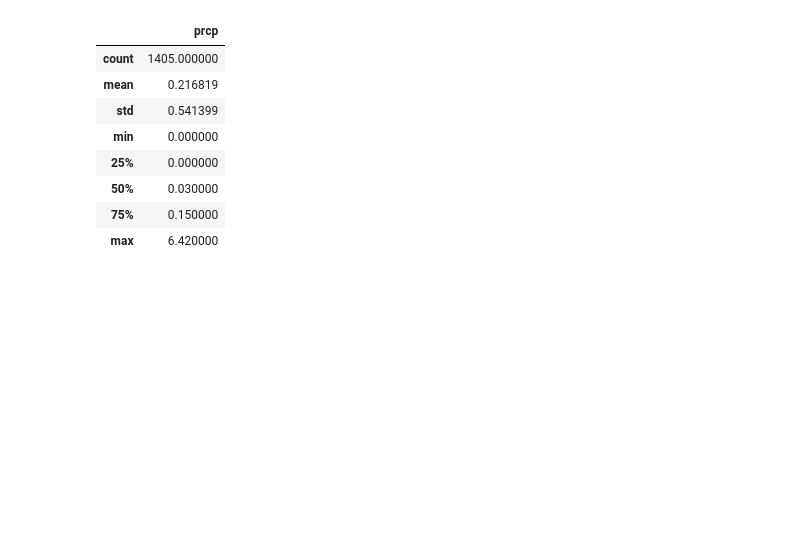
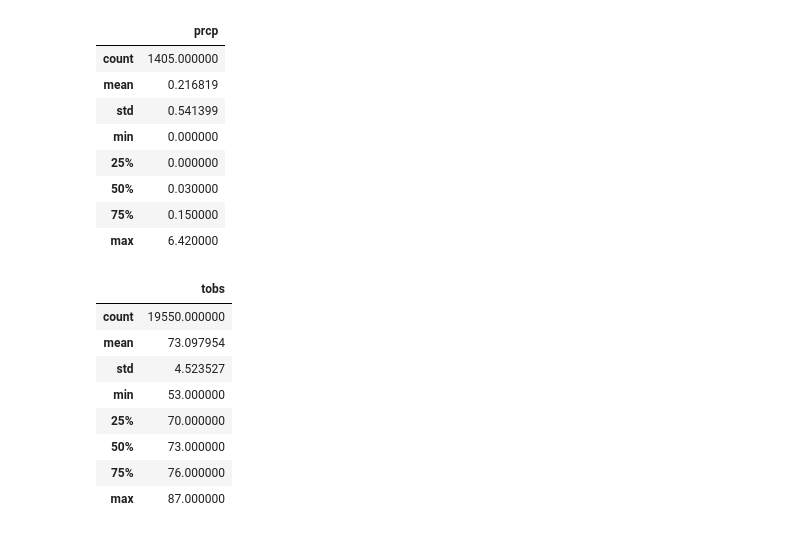
Before and after one commit to tfoster-ut/surfs_up, a Jupyter notebook: SurfsUp_Challenge.ipynb, the cells around one changed output. Saved outputs shown, nothing was run; the diff lists cells and outputs as text; code cells hidden in the pictures; blank space fills up the shorter version.

```diff
--- a/SurfsUp_Challenge.ipynb
+++ b/SurfsUp_Challenge.ipynb
@@ -236,3 +238,17 @@ dec_precip_df.describe()
 | 50% | 0.030000 |
 | 75% | 0.150000 |
 | max | 6.420000 |
+# %%
+all_temp = session.query(Measurement.tobs).all()
+all_temp = pd.DataFrame(all_temp)
+all_temp.describe()
+# %% [output]
+|  | tobs |
+| count | 19550.000000 |
+| mean | 73.097954 |
+| std | 4.523527 |
+| min | 53.000000 |
+| 25% | 70.000000 |
+| 50% | 73.000000 |
+| 75% | 76.000000 |
+| max | 87.000000 |
```
Also changed, not shown: parts of 2 cells of this notebook, 1 other file.
